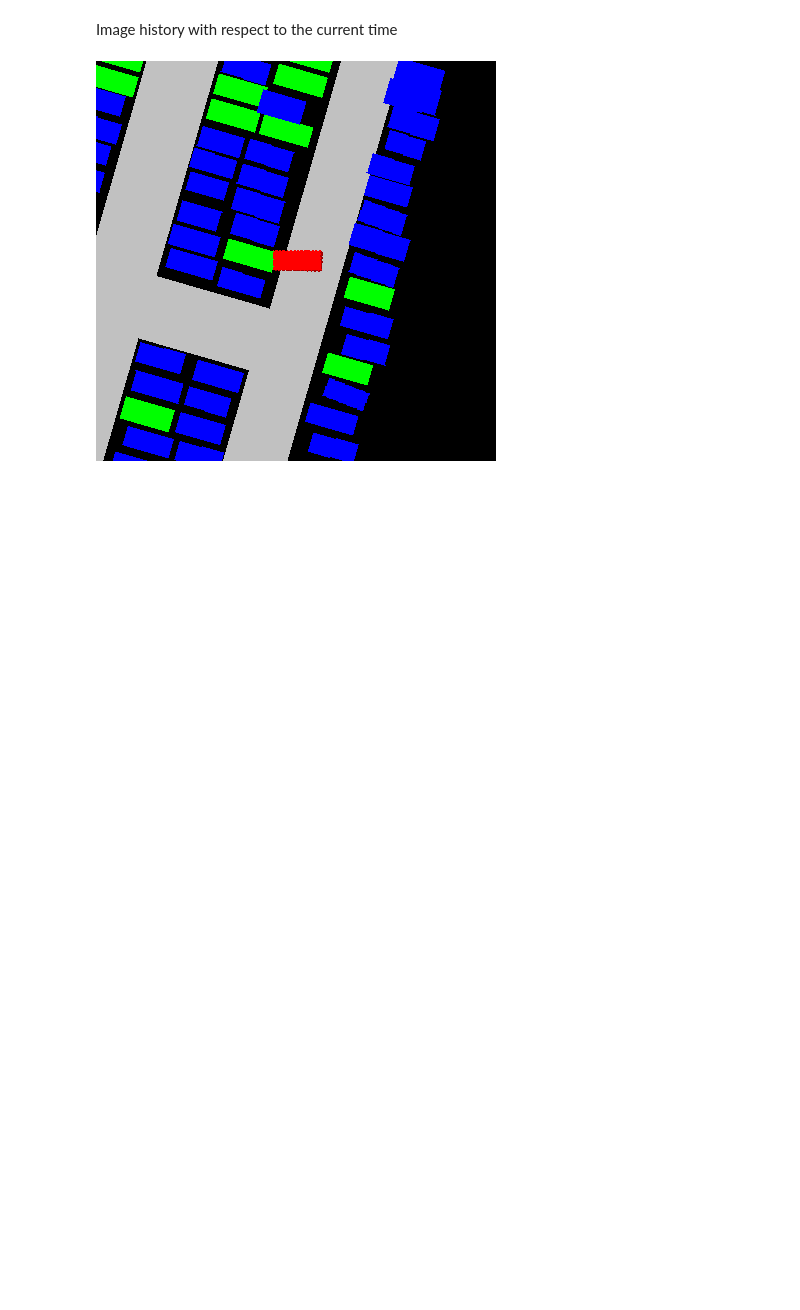
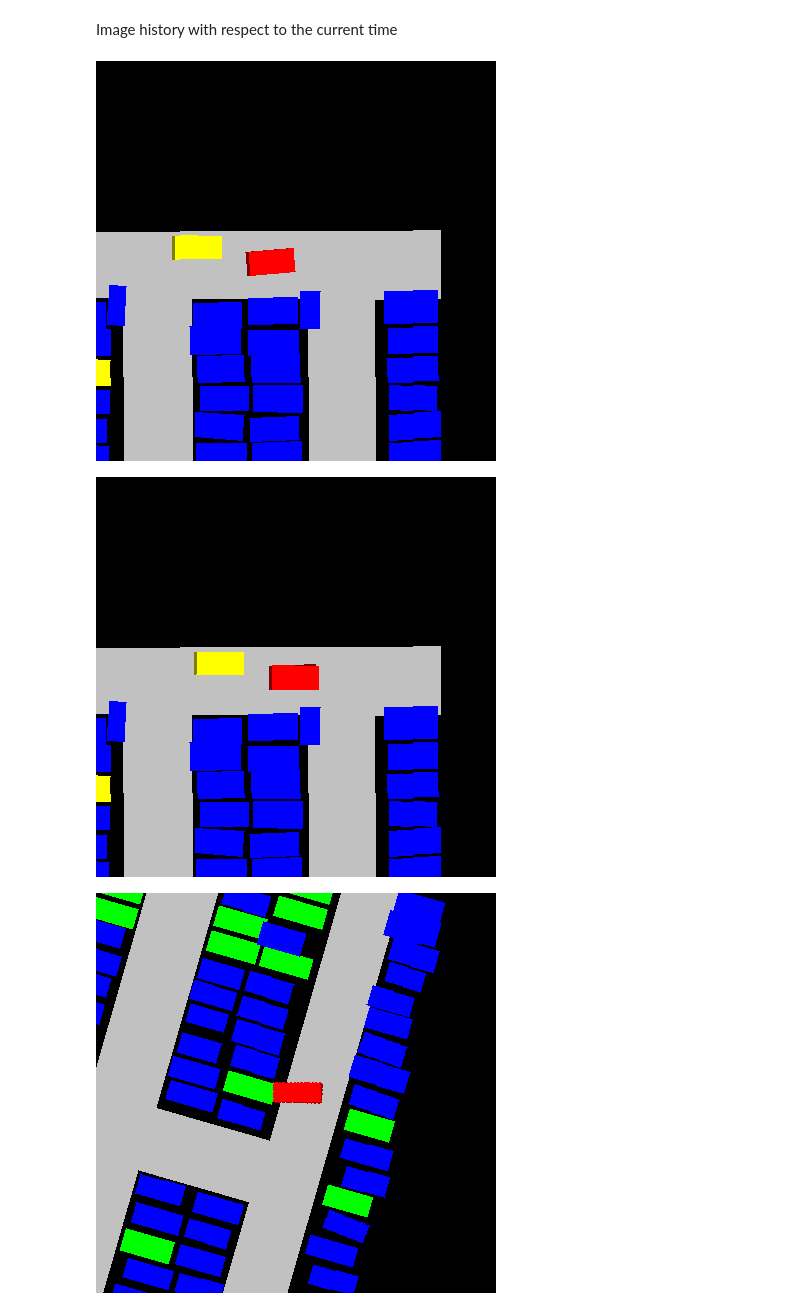
Before and after one commit to XuShenLZ/ParkSim, a Jupyter notebook: python/parksim/trajectory_predict/data_processing/data_experimentation.ipynb, the cells around one changed output. Saved outputs shown, nothing was run; the diff lists cells and outputs as text; code cells hidden in the pictures; blank space fills up the shorter version.

Commit message:
added image history example into notebook

```diff
--- a/python/parksim/trajectory_predict/data_processing/data_experimentation.ipynb
+++ b/python/parksim/trajectory_predict/data_processing/data_experimentation.ipynb
@@ -165,6 +163,41 @@ display(im)
 [figure]
 # %% [markdown]
 Image history with respect to the current time
+# %%
+curr_instance = ds.get('instance', instances[4])
+curr_pose = np.array(
+    [curr_instance['coords'][0], curr_instance['coords'][1], curr_instance['heading']])
+
+rot = np.array([[np.cos(-curr_pose[2]), -np.sin(-curr_pose[2])],
+                [np.sin(-curr_pose[2]), np.cos(-curr_pose[2])]])
+instances_agent_is_in = ds.get_agent_instances(
+    curr_instance['agent_token'])
+
+inst_idx = None
+for i in range(len(instances_agent_is_in)):
+    if instances_agent_is_in[i] == curr_instance:
+        inst_idx = i
+        break
+
+stride = 40
+history = 2
+
+# image_history = []
+trajectory_history = []
+for i in range(inst_idx - stride * (history - 1), inst_idx+1, stride):
+    instance = instances_agent_is_in[i]
+
+    # ======= Uncomment the lines below to generate image history
+    img_frame = extractor.vis.plot_frame(instance['frame_token'])
+    image_feature = extractor.vis.inst_centric(
+        img_frame, instance['instance_token'], curr_pose)
+    image_feature = extractor.label_target_spot(
+        inst_token, image_feature, curr_pose)
+
+    display(image_feature)
+# %% [output]
+[figure, added]
+[figure, added]
 # %%
 indices = [30, 55, 80, 105, 130, 155]
 curr_inst = ds.get('instance', instances[0])
```
Also changed, not shown: parts of 2 cells of this notebook.
